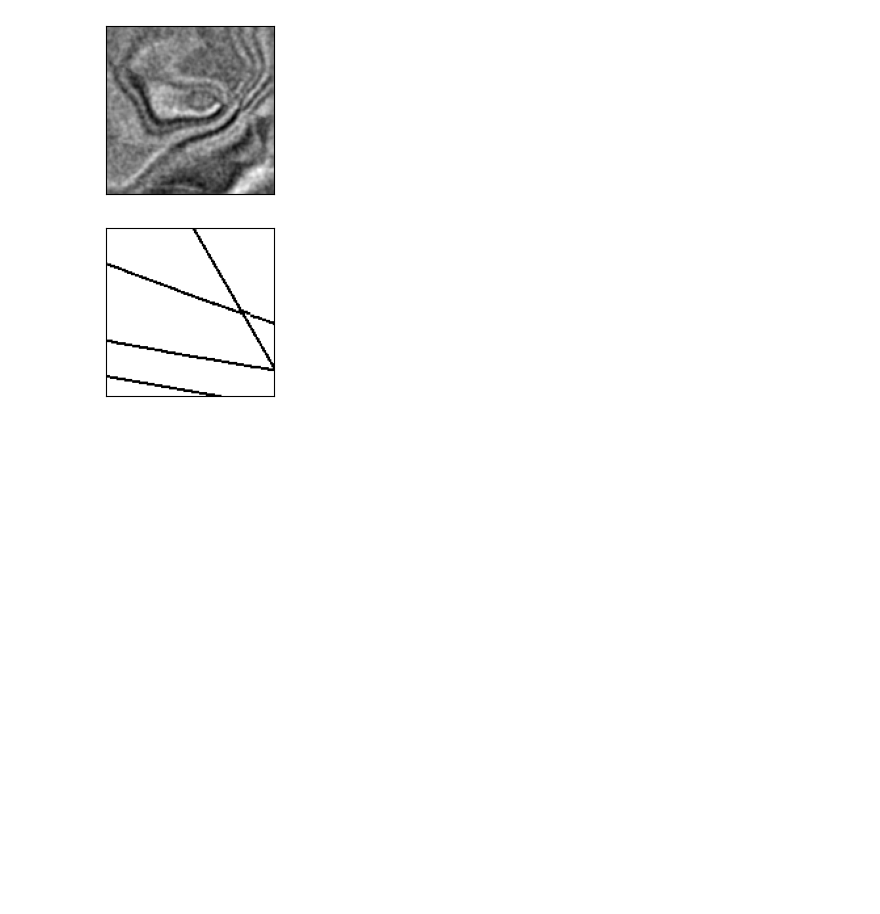
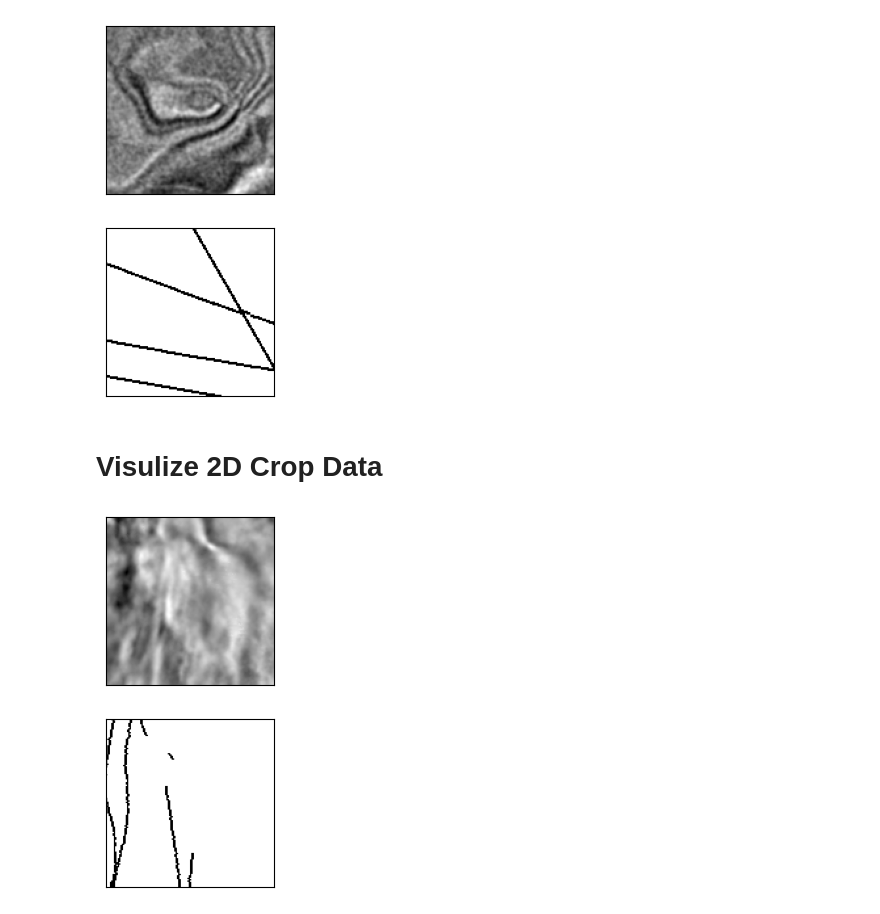
Before and after one commit to Kinlyran/Fault_Recong_zzr, a Jupyter notebook: data_explore.ipynb, the cells around one changed output. Cells and saved outputs as stored; diff of their text form; code cells hidden in the pictures; blank space fills up the shorter version.

```diff
--- a/data_explore.ipynb
+++ b/data_explore.ipynb
@@ -73,3 +73,26 @@ fig.axes.yaxis.set_visible(False)
 plt.show()
 # %% [output]
 [figure]
+# %% [markdown]
+# Visulize 2D Crop Data
+# %%
+root_dir = 'Fault_data/real_labeled_data/2d_slices'
+split = 'train'
+data_lst = os.listdir(os.path.join(root_dir, split, 'image'))
+# %%
+idx = 1500
+image_name = data_lst[idx]
+image = cv2.imread(os.path.join(root_dir, split, 'image', image_name), cv2.IMREAD_UNCHANGED)
+label = cv2.imread(os.path.join(root_dir, split, 'ann', image_name), cv2.IMREAD_UNCHANGED)
+# %%
+plt.subplot(2,1,1)
+fig = plt.imshow(image, cmap='binary')
+fig.axes.xaxis.set_visible(False)
+fig.axes.yaxis.set_visible(False)
+plt.subplot(2,1,2)
+fig = plt.imshow(label, cmap='binary')
+fig.axes.xaxis.set_visible(False)
+fig.axes.yaxis.set_visible(False)
+plt.show()
+# %% [output]
+[figure, added]
```
Also changed, not shown: parts of 1 cell of this notebook, 4 other files.
